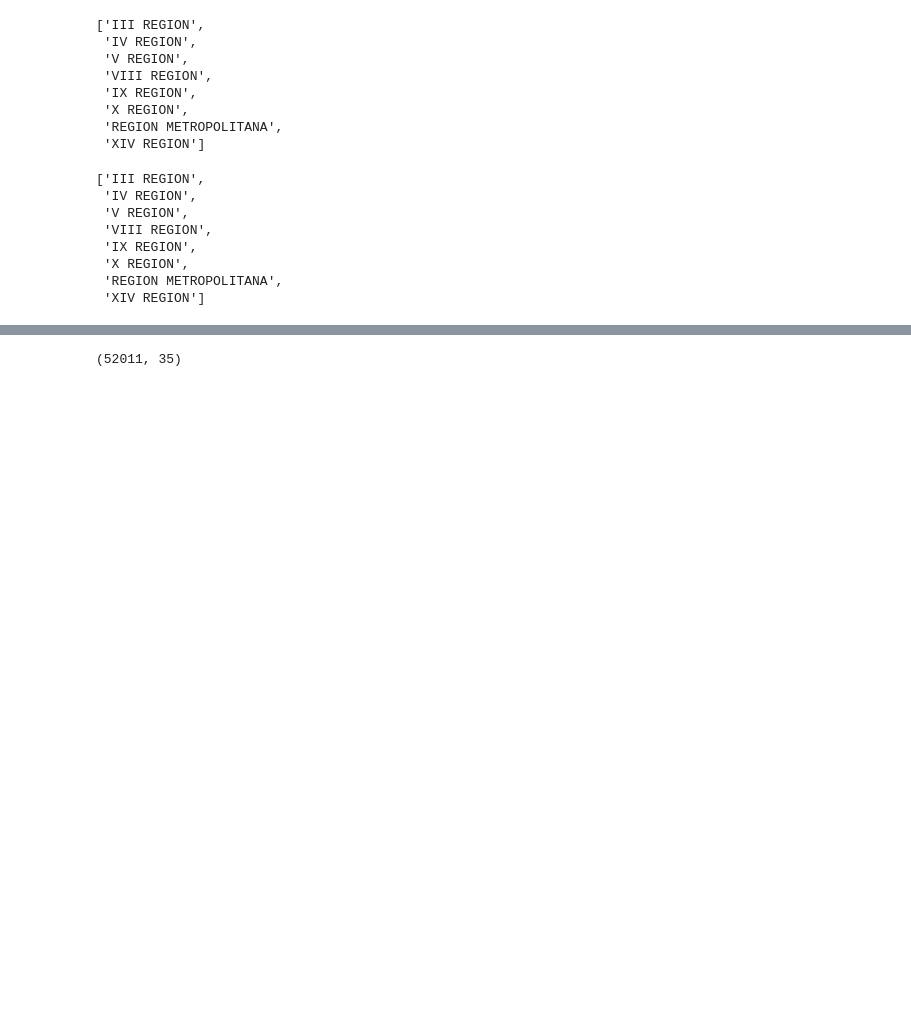
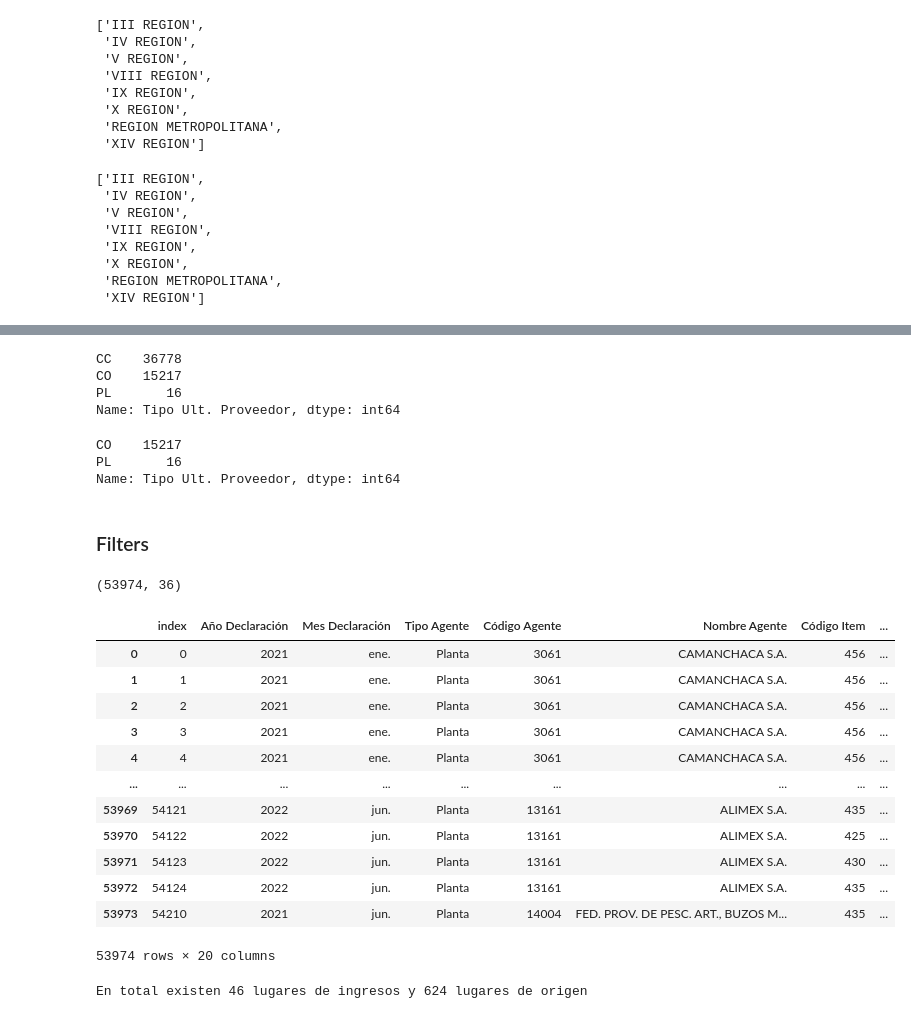
Before and after one commit to pedropablosilvaa/tesis_magister, a Jupyter notebook: notebooks/1_02_EDA_sernapesca_reporte_plantas.ipynb, the cells around one changed output, grey strips where cells are left out. Drawn from its saved outputs; the diff is of its cells as text; code cells hidden in the pictures; blank space fills up the shorter version.

```diff
--- a/notebooks/1_02_EDA_sernapesca_reporte_plantas.ipynb
+++ b/notebooks/1_02_EDA_sernapesca_reporte_plantas.ipynb
@@ -222,0 +249,17 @@ reporte_plantas_raw['Región Bodega'].unique().tolist()
+# %%
+report_plantas_XR['Tipo Ult. Proveedor'].value_counts()
+# %% [output]
+CC    36778
+CO    15217
+PL       16
+Name: Tipo Ult. Proveedor, dtype: int64
+# %%
+list_of_false = [element for element in range(len(list1)) if list1[element] != list2[element]]
+#(i  for i list1[i] != list2[i])
+origen_dist_proveedor = report_plantas_XR.loc[list_of_false]
+#origen_dist_proveedor = origen_dist_proveedor[['Código Origen', 'Código Ult. Proveedor']]
+origen_dist_proveedor['Tipo Ult. Proveedor'].value_counts()
+# %% [output]
+CO    15217
+PL       16
+Name: Tipo Ult. Proveedor, dtype: int64
@@ -223,11 +268,39 @@ reporte_plantas_raw['Región Bodega'].unique().tolist()
+# %% [markdown]
+### Filters
 # %%
 report_plantas_XR = reporte_plantas_raw[(reporte_plantas_raw['Región Bodega'] == 'X REGION') |
-                                        (reporte_plantas_raw['Región Agente'] == 'X REGION')]
+                                        (reporte_plantas_raw['Región Agente'] == 'X REGION') |
+                                        (reporte_plantas_raw['Tipo Ult. Proveedor'] == 'CC')]
+
+report_plantas_XR = report_plantas_XR.reset_index()
 #report_plantas_XR = reporte_plantas_raw[reporte_plantas_raw['Región Agente'] == 'X REGION']
 #report_plantas_XR = reporte_plantas_raw[reporte_plantas_raw['Región Bodega'] == 'X REGION']
 report_plantas_XR.shape
 # %% [output]
-(52011, 35)
+(53974, 36)
+# %%
+report_plantas_XR
+# %% [output]
+|  | index | Año Declaración | Mes Declaración | Tipo Agente | Código Agente | Nombre Agente | Código Item | ... |
+| 0 | 0 | 2021 | ene. | Planta | 3061 | CAMANCHACA S.A. | 456 | ... |
+| 1 | 1 | 2021 | ene. | Planta | 3061 | CAMANCHACA S.A. | 456 | ... |
+| 2 | 2 | 2021 | ene. | Planta | 3061 | CAMANCHACA S.A. | 456 | ... |
+| 3 | 3 | 2021 | ene. | Planta | 3061 | CAMANCHACA S.A. | 456 | ... |
+| 4 | 4 | 2021 | ene. | Planta | 3061 | CAMANCHACA S.A. | 456 | ... |
+| ... | ... | ... | ... | ... | ... | ... | ... | ... |
+| 53969 | 54121 | 2022 | jun. | Planta | 13161 | ALIMEX S.A. | 435 | ... |
+| 53970 | 54122 | 2022 | jun. | Planta | 13161 | ALIMEX S.A. | 425 | ... |
+| 53971 | 54123 | 2022 | jun. | Planta | 13161 | ALIMEX S.A. | 430 | ... |
+| 53972 | 54124 | 2022 | jun. | Planta | 13161 | ALIMEX S.A. | 435 | ... |
+| 53973 | 54210 | 2021 | jun. | Planta | 14004 | FED. PROV. DE PESC. ART., BUZOS M... | 435 | ... |
+53974 rows × 20 columns
+# %%
+#len(reporte_plantas_raw)
+q_centros_ingresos = len(report_plantas_XR['Código Agente'].unique().tolist())
+q_centros_origen = len(report_plantas_XR['Código Origen'].unique().tolist())
+print(f'En total existen {q_centros_ingresos} lugares de ingresos y {q_centros_origen} lugares de origen ' )
+# %% [output]
+En total existen 46 lugares de ingresos y 624 lugares de origen
 # %%
 count_clases(report_plantas_XR,'Nombre Item')
 # %% [output]
```
Also changed, not shown: parts of 16 cells of this notebook, 2 other files.
